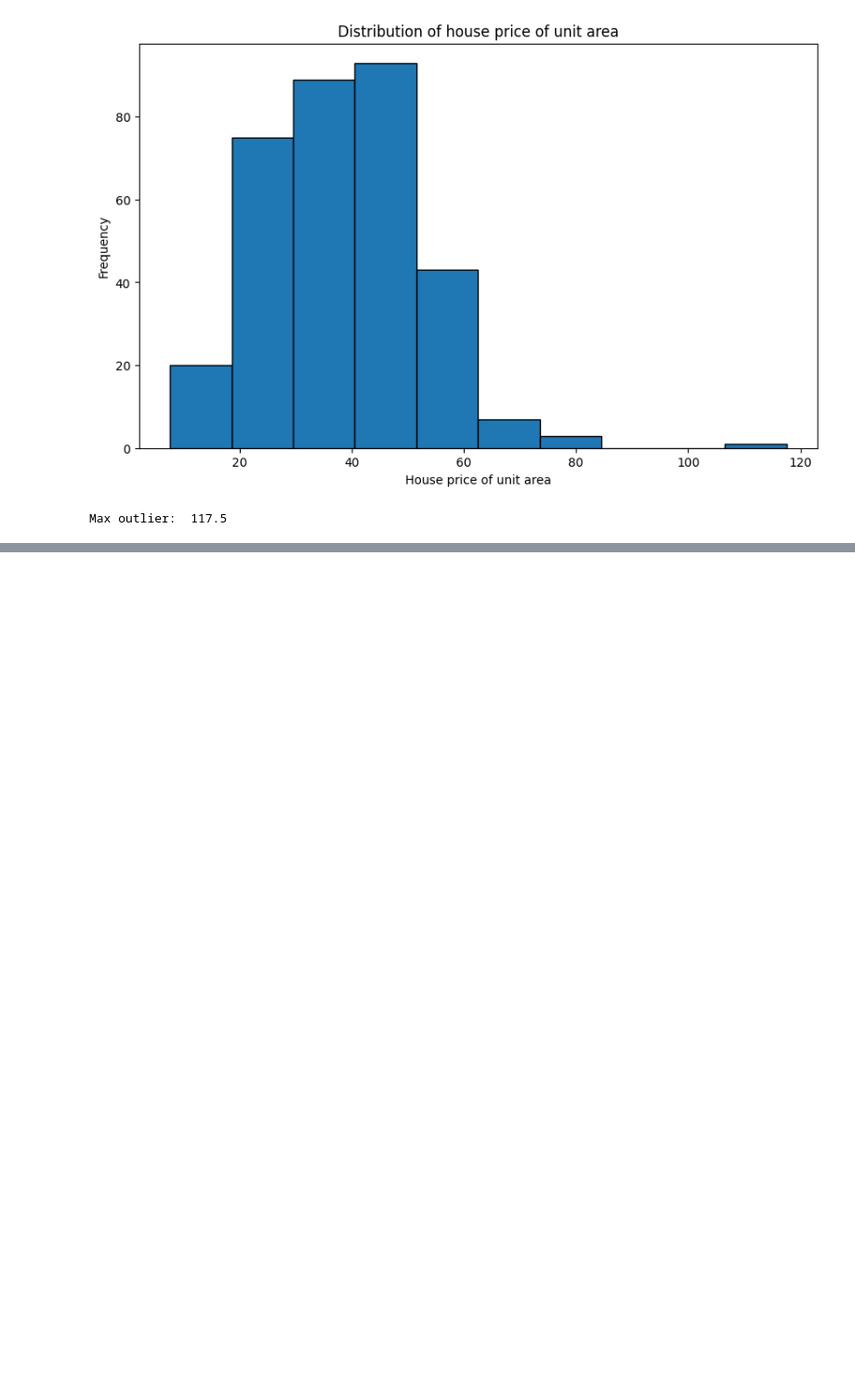
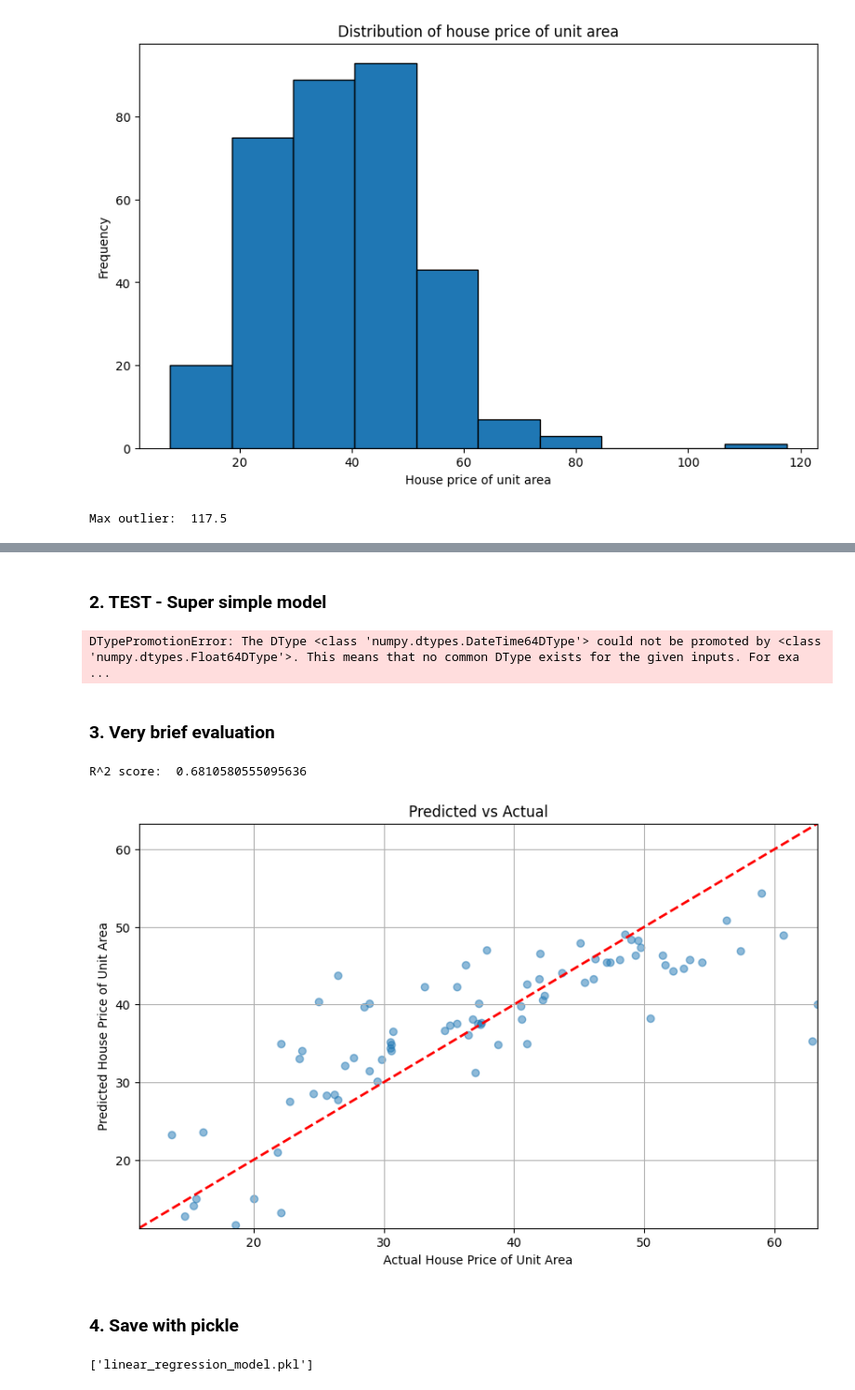
Before and after one commit to Carl-l-l/real-estate-ml, a Jupyter notebook: ml/explore.ipynb, the cells around one changed output, grey strips where cells are left out. Shown at 93% size. Cells and saved outputs as stored; diff of their text form; code cells hidden in the pictures; blank space fills up the shorter version.

```diff
--- a/ml/explore.ipynb
+++ b/ml/explore.ipynb
@@ -53,0 +58,2 @@ Max outlier:  117.5
+# %% [markdown]
+### 2. TEST - Super simple model
@@ -53,0 +62,30 @@ Max outlier:  117.5
+# %%
+model = LinearRegression()
+
+model.fit(X_train, Y_train)
+Y_pred = model.predict(X_test)
+# %% [output]
+DTypePromotionError: The DType <class 'numpy.dtypes.DateTime64DType'> could not be promoted by <class 'numpy.dtypes.Float64DType'>. This means that no common DType exists for the given inputs. For exa ...
+# %% [markdown]
+### 3. Very brief evaluation
+# %%
+from sklearn.metrics import r2_score, confusion_matrix
+
+print('R^2 score: ', r2_score(Y_test, Y_pred)) # result was 0.68 (meh not really that good...)
+
+# Predictins vs actual values
+plt.figure(figsize=(10, 6))
+plt.scatter(Y_test, Y_pred, alpha=0.5)
+plt.plot([Y_test.min(), Y_test.max()], [Y_test.min(), Y_test.max()], 'r--', lw=2)
+plt.title('Predicted vs Actual')
+plt.xlabel('Actual House Price of Unit Area')
+plt.ylabel('Predicted House Price of Unit Area')
+plt.xlim(Y_test.min(), Y_test.max())
+plt.ylim(Y_test.min(), Y_test.max())
+plt.grid()
+plt.show()
+# %% [output]
+R^2 score:  0.6810580555095636
+[figure, added]
+# %% [markdown]
+### 4. Save with pickle
@@ -53,0 +94,4 @@ Max outlier:  117.5
+# %%
+joblib.dump(model, 'linear_regression_model.pkl')
+# %% [output]
+['linear_regression_model.pkl']
```
Also changed, not shown: parts of 4 cells of this notebook, 1 other file.
